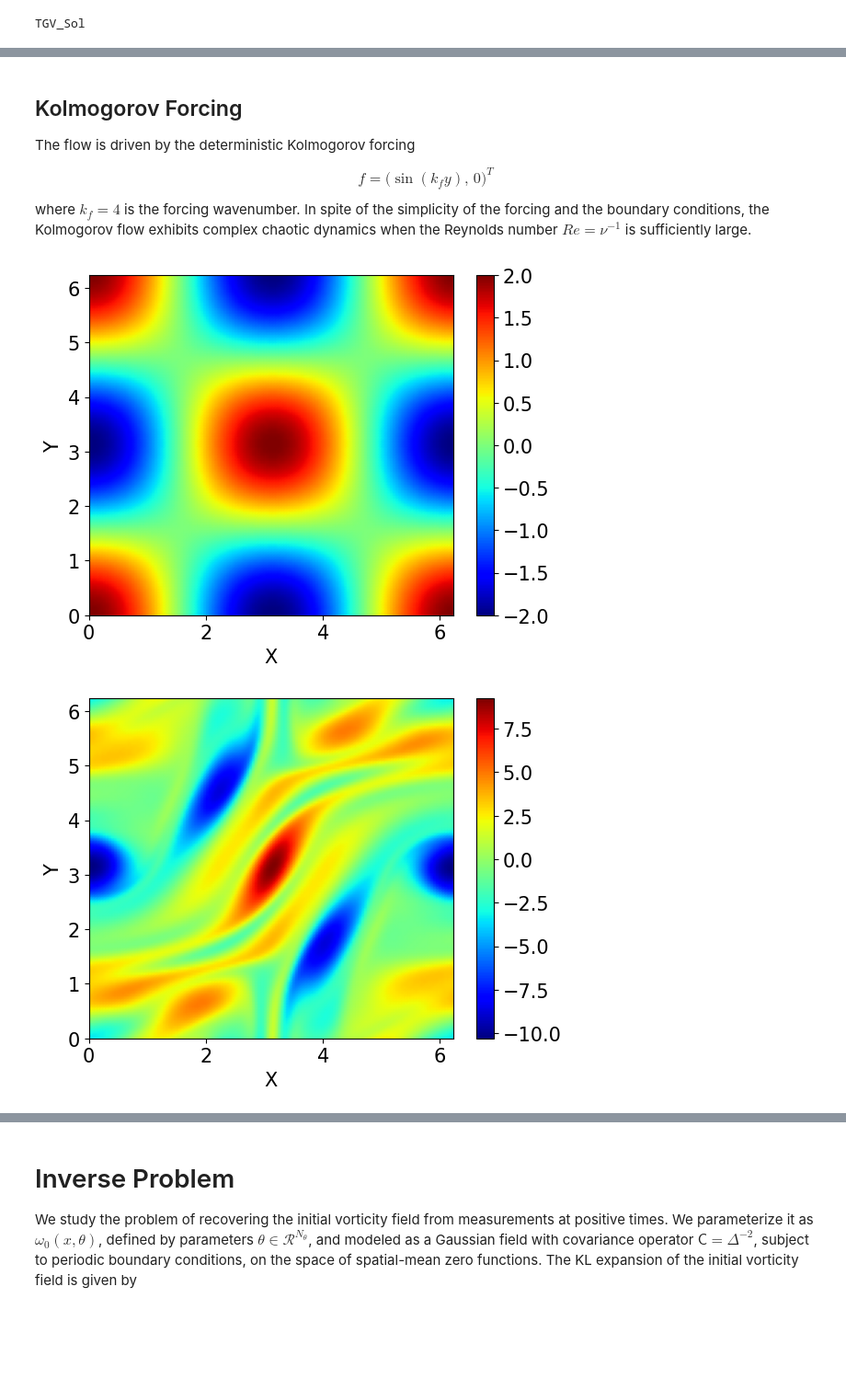
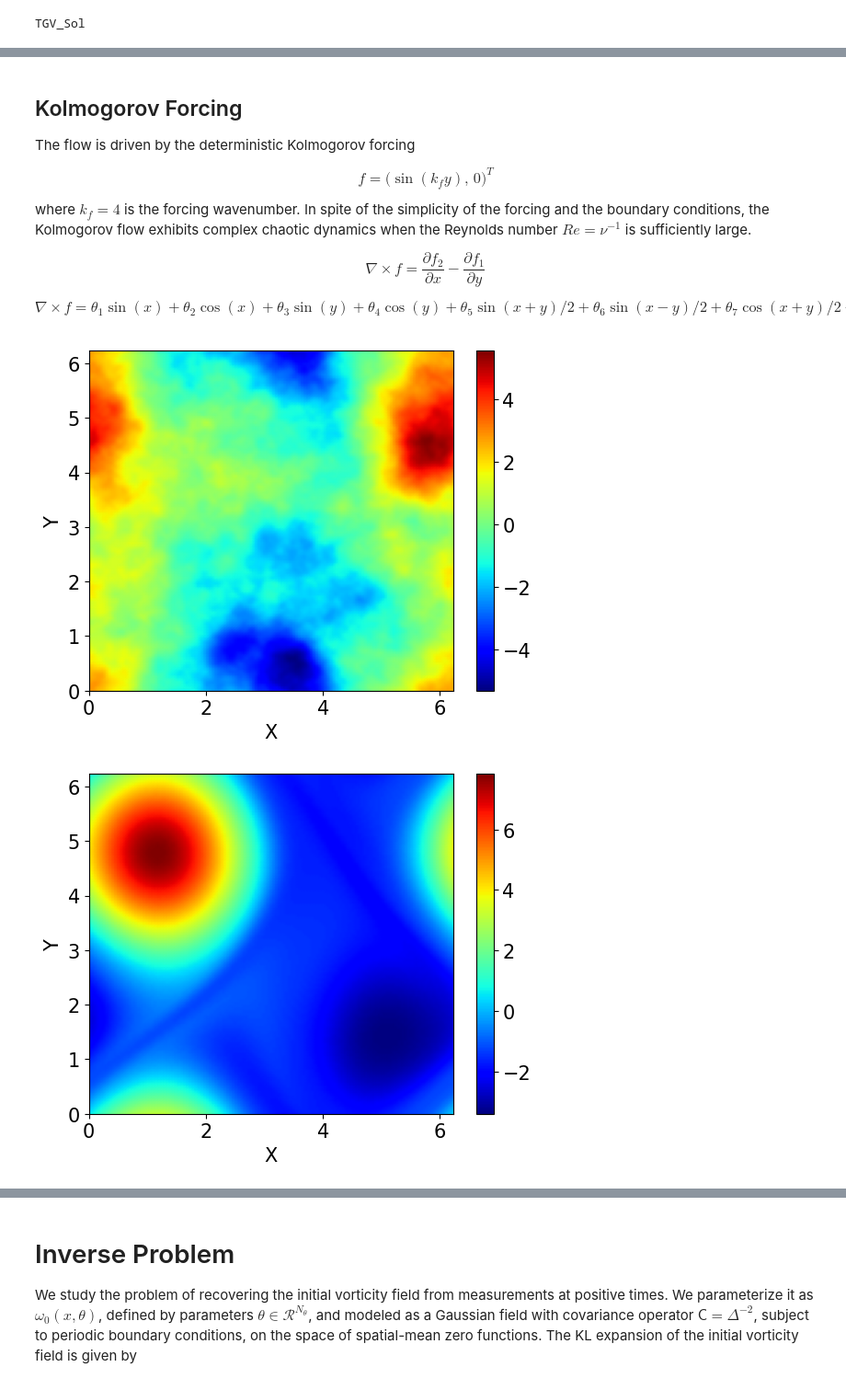
Before and after one commit to Zhengyu-Huang/InverseProblems.jl, a Jupyter notebook: Fluid/Navier-Stokes.ipynb, the cells around one changed output, grey strips where cells are left out. Shown at 92% size. Saved outputs shown, nothing was run; the diff lists cells and outputs as text; code cells hidden in the pictures; blank space fills up the shorter version.

Commit message:
generate data

```diff
--- a/Fluid/Navier-Stokes.ipynb
+++ b/Fluid/Navier-Stokes.ipynb
@@ -305,51 +288,64 @@ $$ f = \Big(\sin(k_f y) ,\, 0\Big)^T $$
 
 where $k_f = 4$ is the forcing wavenumber. In spite of the simplicity of the forcing and the boundary conditions, the Kolmogorov flow exhibits complex chaotic dynamics
 when the Reynolds number $Re = \nu^{-1}$ is sufficiently large.
+
+$$\nabla \times f =  \frac{\partial f_2}{\partial x} - \frac{\partial f_1}{\partial y}$$
+
+$$\nabla \times f = \theta_1 \sin(x) + \theta_2\cos(x) + \theta_3\sin(y) + \theta_4\cos(y) + \theta_5\sin(x+y)/2 + \theta_6\sin(x-y)/2 + \theta_7\cos(x+y)/2 + \theta_8\cos(x-y)/2 $$
 # %%
-ν = 1.0e-2                                      # viscosity
+ν = 1.0/40                                      # viscosity
 N, L = 128, 2*pi                                 # resolution and domain size
 ub, vb = 0.0, 0.0                               # background velocity
 method="Crank-Nicolson"                         # RK4 or Crank-Nicolson
 N_t = 5000;                                     # time step
-T = 5.0;                                        # final time
+T = 10.0;                                        # final time
 obs_ΔNx, obs_ΔNy, obs_ΔNt = 16, 16, 5000        #observation
 σ = sqrt(2)*pi
 N_KL = 0
 N_θ = 100
 
-# this is used for generating random initial condition
-s_param = Setup_Param(ν, ub, vb,
-    N, L,
-    method, N_t,
-    obs_ΔNx, obs_ΔNy, obs_ΔNt,
-    N_KL,
-    N_θ;
-    f = (x, y) -> (sin(2*y + x), 0),
-    σ = σ)
+Random.seed!(1);
+N_data = 5
+θθ = rand(Normal(0,1),8, N_data)
+mesh = Spectral_Mesh(N, N, L, L)
+ωω = zeros(N,N, N_data)
+
+for i_d = 1:N_data
+    θ = θθ[:, i_d]
+    # this is used for generating random initial condition
+    s_param = Setup_Param(ν, ub, vb,
+        N, L,
+        method, N_t,
+        obs_ΔNx, obs_ΔNy, obs_ΔNt,
+        N_KL,
+        N_θ;
+        f = (x, y) -> ((θ[3]*cos(y)-θ[4]*sin(y))/(sqrt(2)*pi),
+                       (-θ[1]*cos(x)+θ[2]*sin(x)
+                        -θ[5]*cos(x+y)/2 - θ[6]*cos(x-y)/2
+                        +θ[7]*sin(x+y)/2 + θ[8]*sin(x-y)/2)/(sqrt(2)*pi)),
+        σ = σ)
 
 
+    ω0_ref = s_param.ω0_ref
 
-mesh = Spectral_Mesh(N, N, L, L)
+    solver = Spectral_NS_Solver(mesh, ν; fx = s_param.fx, fy = s_param.fy, ω0 = ω0_ref, ub = ub, vb = vb)
 
-Δx, Δy, xx, yy = mesh.Δx, mesh.Δy, mesh.xx, mesh.yy
-ω0_ref, u0, v0, p0 = TGV_Sol(xx, yy, ν, ub, vb, 0.0)
-ω0_ref .= 0.0
-# ω0_ref = s_param.ω0_ref
-
-solver = Spectral_NS_Solver(mesh, ν; fx = s_param.fx, fy = s_param.fy, ω0 = ω0_ref, ub = ub, vb = vb)
-
-PyPlot.figure(figsize = (4,3))
-Visual(mesh, solver.ω, "ω")
-
-Δt = T/N_t
-for i = 1:N_t
-    Solve!(solver, Δt, method)
-    if i%N_t == 0
-        Update_Grid_Vars!(solver)
+    if i_d == 1
         PyPlot.figure(figsize = (4,3))
         Visual(mesh, solver.ω, "ω")
     end
+
+    Δt = T/N_t
+    for i = 1:N_t
+        Solve!(solver, Δt, method)
+        if i%N_t == 0
+            Update_Grid_Vars!(solver)
+            PyPlot.figure(figsize = (4,3))
+            Visual(mesh, solver.ω, "ω")
+        end
+    end
+    ωω[:, : , i_d] .= solver.ω
 end
 # %% [output]
-[figure, old version]
+[figure, new version]
-[figure, old version]
+[figure, new version]
```
Also changed, not shown: parts of 4 cells of this notebook, 1 other file.
